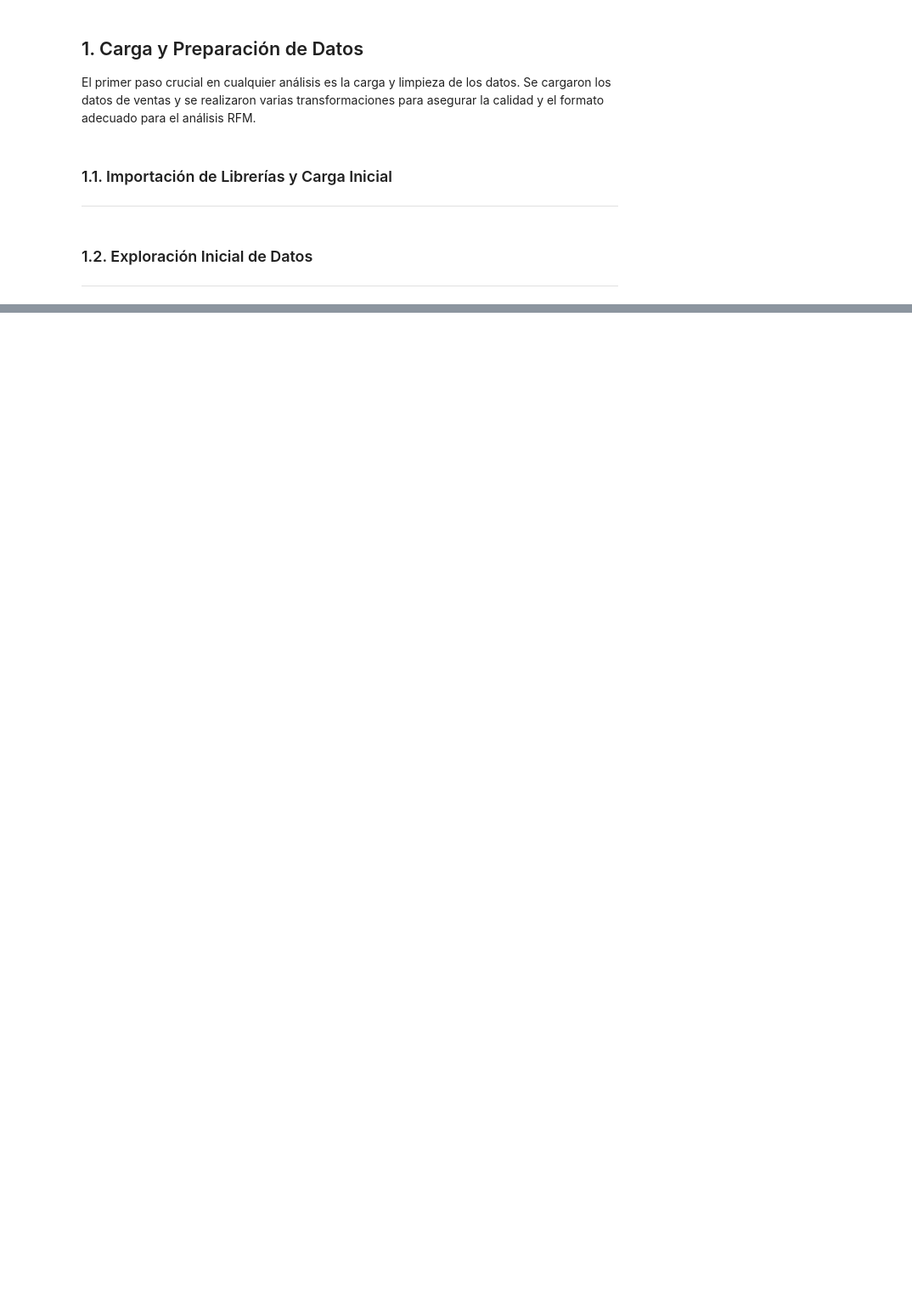
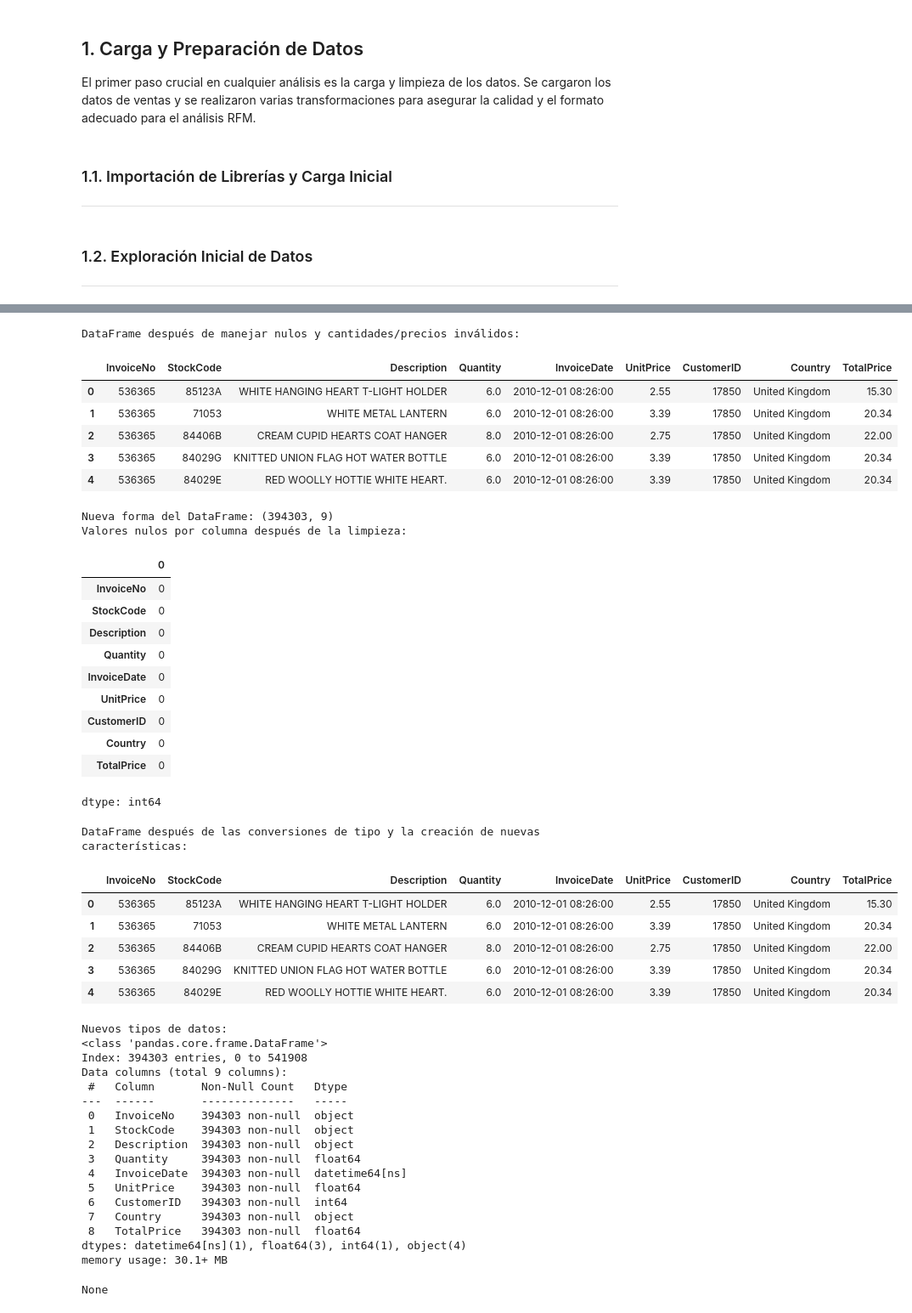
Before and after one commit to tecnojimbo/G5-ANALISISDATOS-EDA-, a Jupyter notebook: G5-AnalisisDatos-EDA.ipynb, the cells around one changed output, grey strips where cells are left out. Shown at 85% size. Drawn from its saved outputs; the diff is of its cells as text; code cells hidden in the pictures; blank space fills up the shorter version.

Commit message:
Limpieza y Transformación de datos - dev-janzules

```diff
--- a/G5-AnalisisDatos-EDA.ipynb
+++ b/G5-AnalisisDatos-EDA.ipynb
@@ -83,0 +89,75 @@ None
+# %%
+# Eliminar filas con 'CustomerID' o 'Description' faltantes
+customerData.dropna(subset=['CustomerID', 'Description'], inplace=True)
+
+# Eliminar filas donde 'Quantity' o 'UnitPrice' son menores o iguales a 0
+customerData = customerData[customerData['Quantity'] > 0]
+customerData = customerData[customerData['UnitPrice'] > 0]
+
+print('DataFrame después de manejar nulos y cantidades/precios inválidos:')
+display(customerData.head())
+
+print('\nNueva forma del DataFrame:', customerData.shape)
+print('Valores nulos por columna después de la limpieza:')
+display(customerData.isnull().sum())
+
+# Convertir InvoiceDate a datetime
+customerData['InvoiceDate'] = pd.to_datetime(customerData['InvoiceDate'], dayfirst=True)
+
+# Convertir CustomerID a tipo entero
+customerData['CustomerID'] = customerData['CustomerID'].astype(int)
+
+# Crear la columna TotalPrice
+customerData['TotalPrice'] = customerData['Quantity'] * customerData['UnitPrice']
+
+print('\nDataFrame después de las conversiones de tipo y la creación de nuevas características:')
+display(customerData.head())
+
+print('\nNuevos tipos de datos:')
+display(customerData.info())
+# %% [output]
+DataFrame después de manejar nulos y cantidades/precios inválidos:
+|  | InvoiceNo | StockCode | Description | Quantity | InvoiceDate | UnitPrice | CustomerID | Country | TotalPrice |
+| 0 | 536365 | 85123A | WHITE HANGING HEART T-LIGHT HOLDER | 6.0 | 2010-12-01 08:26:00 | 2.55 | 17850 | United Kingdom | 15.30 |
+| 1 | 536365 | 71053 | WHITE METAL LANTERN | 6.0 | 2010-12-01 08:26:00 | 3.39 | 17850 | United Kingdom | 20.34 |
+| 2 | 536365 | 84406B | CREAM CUPID HEARTS COAT HANGER | 8.0 | 2010-12-01 08:26:00 | 2.75 | 17850 | United Kingdom | 22.00 |
+| 3 | 536365 | 84029G | KNITTED UNION FLAG HOT WATER BOTTLE | 6.0 | 2010-12-01 08:26:00 | 3.39 | 17850 | United Kingdom | 20.34 |
+| 4 | 536365 | 84029E | RED WOOLLY HOTTIE WHITE HEART. | 6.0 | 2010-12-01 08:26:00 | 3.39 | 17850 | United Kingdom | 20.34 |
+Nueva forma del DataFrame: (394303, 9)
+Valores nulos por columna después de la limpieza:
+|  | 0 |
+| InvoiceNo | 0 |
+| StockCode | 0 |
+| Description | 0 |
+| Quantity | 0 |
+| InvoiceDate | 0 |
+| UnitPrice | 0 |
+| CustomerID | 0 |
+| Country | 0 |
+| TotalPrice | 0 |
+dtype: int64
+DataFrame después de las conversiones de tipo y la creación de nuevas características:
+|  | InvoiceNo | StockCode | Description | Quantity | InvoiceDate | UnitPrice | CustomerID | Country | TotalPrice |
+| 0 | 536365 | 85123A | WHITE HANGING HEART T-LIGHT HOLDER | 6.0 | 2010-12-01 08:26:00 | 2.55 | 17850 | United Kingdom | 15.30 |
+| 1 | 536365 | 71053 | WHITE METAL LANTERN | 6.0 | 2010-12-01 08:26:00 | 3.39 | 17850 | United Kingdom | 20.34 |
+| 2 | 536365 | 84406B | CREAM CUPID HEARTS COAT HANGER | 8.0 | 2010-12-01 08:26:00 | 2.75 | 17850 | United Kingdom | 22.00 |
+| 3 | 536365 | 84029G | KNITTED UNION FLAG HOT WATER BOTTLE | 6.0 | 2010-12-01 08:26:00 | 3.39 | 17850 | United Kingdom | 20.34 |
+| 4 | 536365 | 84029E | RED WOOLLY HOTTIE WHITE HEART. | 6.0 | 2010-12-01 08:26:00 | 3.39 | 17850 | United Kingdom | 20.34 |
+Nuevos tipos de datos:
+<class 'pandas.core.frame.DataFrame'>
+Index: 394303 entries, 0 to 541908
+Data columns (total 9 columns):
+ #   Column       Non-Null Count   Dtype
+---  ------       --------------   -----
+ 0   InvoiceNo    394303 non-null  object
+ 1   StockCode    394303 non-null  object
+ 2   Description  394303 non-null  object
+ 3   Quantity     394303 non-null  float64
+ 4   InvoiceDate  394303 non-null  datetime64[ns]
+ 5   UnitPrice    394303 non-null  float64
+ 6   CustomerID   394303 non-null  int64
+ 7   Country      394303 non-null  object
+ 8   TotalPrice   394303 non-null  float64
+dtypes: datetime64[ns](1), float64(3), int64(1), object(4)
+memory usage: 30.1+ MB
+None
```
Also changed, not shown: parts of 2 cells of this notebook.
